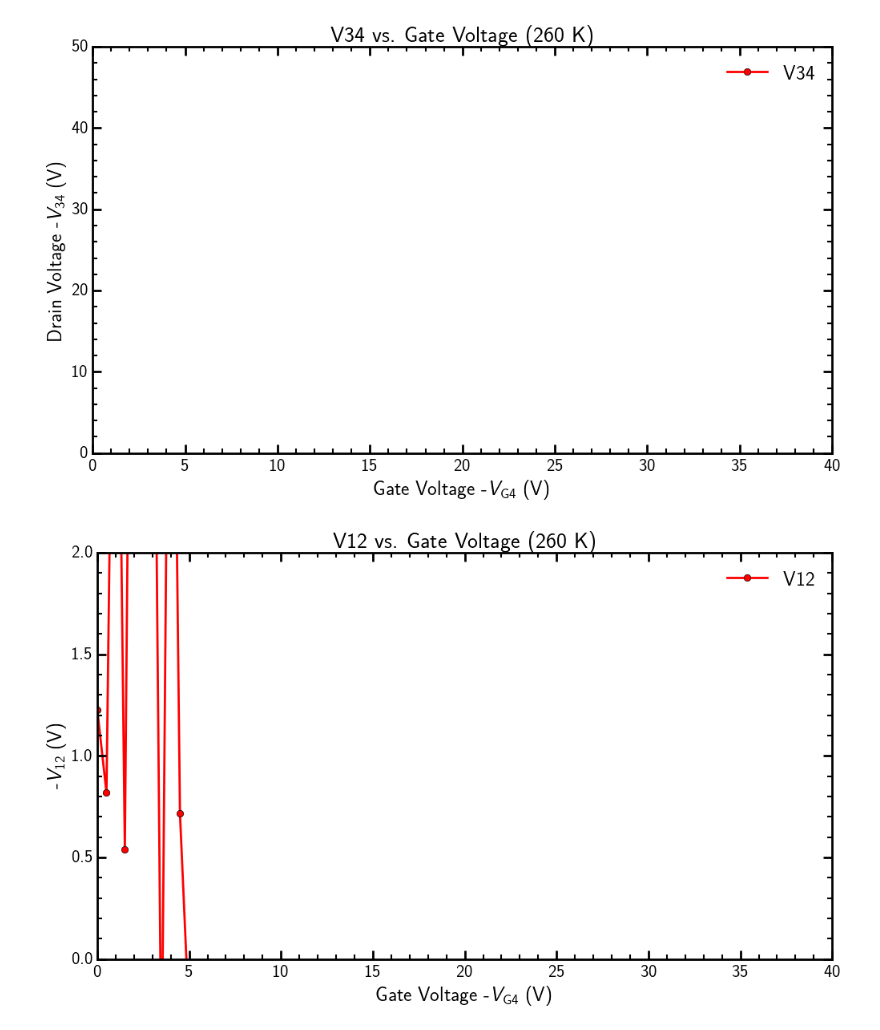
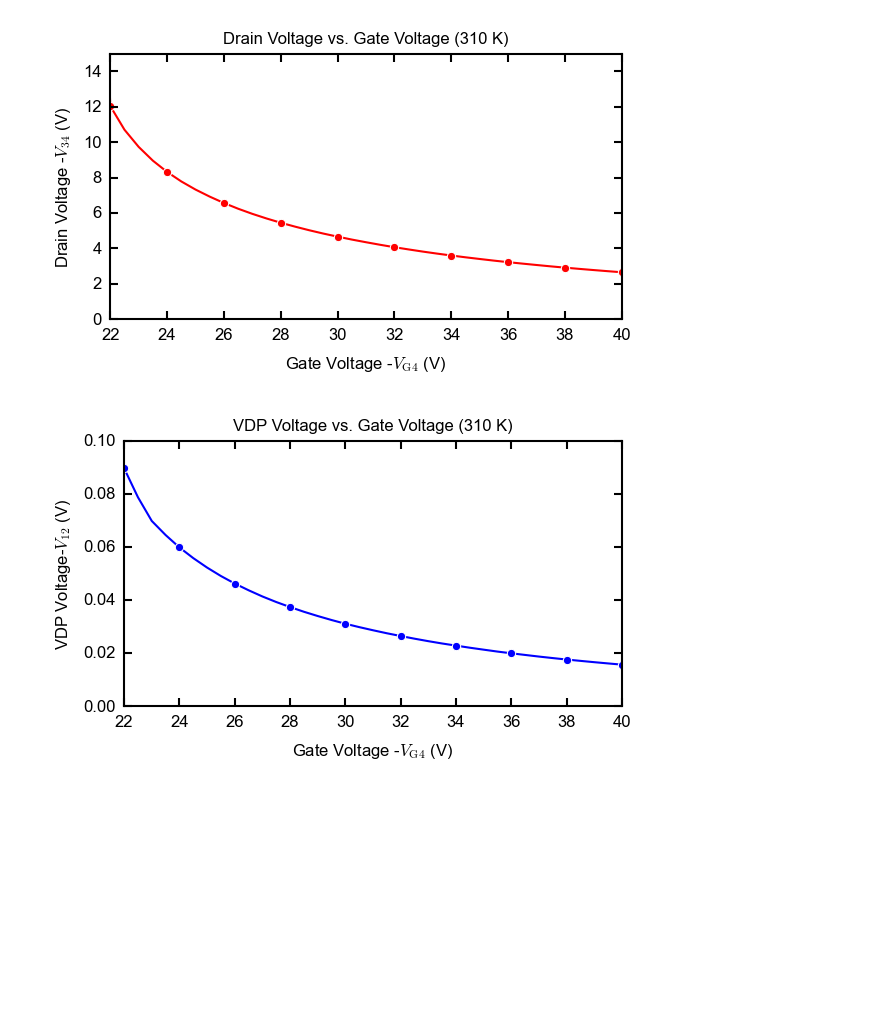
Before and after one commit to phamtrungkien8904/BachelorThesis, a Jupyter notebook: vdP-Cryostat-Final/single.ipynb, the cells around one changed output. Cells and saved outputs as stored; diff of their text form; code cells hidden in the pictures; blank space fills up the shorter version.

```diff
--- a/vdP-Cryostat-Final/single.ipynb
+++ b/vdP-Cryostat-Final/single.ipynb
@@ -21,7 +21,7 @@ plt.style.use('classic')
 # })
 plt.rcParams.update({
     # Figure settings
-    'figure.dpi': 300,
+    'figure.dpi': 150,
     'figure.figsize': (10/2.54, 6/2.54),  # 10x6 cm in inches (1 figure per line)
     # 'figure.figsize': (8/2.54, 6/2.54),  # 10x6 cm in inches (2 figures per line)
     'figure.facecolor': 'white',
@@ -71,8 +71,9 @@ plt.rcParams.update({
     'lines.markeredgewidth': 0.5,
 })
 # %%
-# data = np.loadtxt("./Data-Mani/01.dat")
-data = np.loadtxt("./Data-Mani/09.dat")
+data = np.loadtxt("./Data-Mani/01.dat")
+# data = np.loadtxt("./Data-Mani/023.dat")
+# data = np.loadtxt("./Data-20262306/31.dat")
 
 V_GS = data[:, 0]
 I_DS = data[:, 2]
@@ -184,43 +182,39 @@ plt.plot(
     -V_DS,
     color='red',
     marker='o',
-    markevery=1,
-    ls='-',
-    lw=2,
+    markevery=4,
     label='V34'
     )
 
 
 plt.xlabel(r"Gate Voltage -$V_{\mathrm{G4}}$ (V)")
 plt.ylabel(r"Drain Voltage -$V_{\mathrm{34}}$ (V)")
-plt.title("V34 vs. Gate Voltage (260 K)")
-plt.xlim(0, 40)
-plt.ylim(0,50)
-plt.legend(numpoints=1)
+plt.title("Drain Voltage vs. Gate Voltage (310 K)")
+plt.xlim(22, 40)
+plt.ylim(0,15)
+# plt.legend()
 # plt.savefig("V34_cold.eps", format = 'eps')
 plt.show()
 # %% [output]
-[figure, old version]
+[figure, new version]
 # %%
 plt.plot(
     -V_GS,
     V_12,
-    color='red',
+    color='blue',
     marker='o',
-    markevery=1,
-    ls='-',
-    lw=2,
+    markevery=4,
     label='V12'
     )
 
 
 plt.xlabel(r"Gate Voltage -$V_\mathrm{G4}$ (V)")
-plt.ylabel(r"-$V_\mathrm{12}$ (V)")
-plt.title("V12 vs. Gate Voltage (260 K)")
-plt.xlim(0, 40)
-plt.ylim(0,2)
-plt.legend(numpoints=1)
+plt.ylabel(r"VDP Voltage-$V_\mathrm{12}$ (V)")
+plt.title("VDP Voltage vs. Gate Voltage (310 K)")
+plt.xlim(22, 40)
+plt.ylim(0,0.1)
+# plt.legend()
 # plt.savefig("V12_cold.eps", format = 'eps')
 plt.show()
 # %% [output]
-[figure, old version]
+[figure, new version]
```
Also changed, not shown: parts of 2 cells of this notebook, 5 other files.
